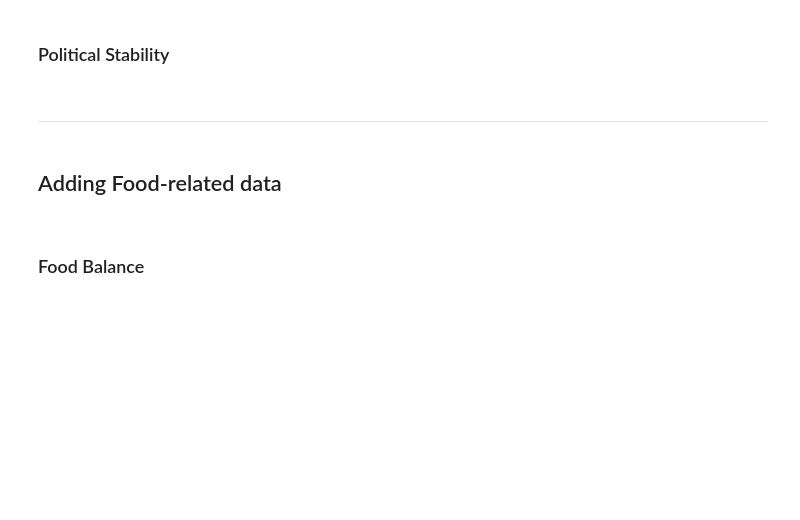
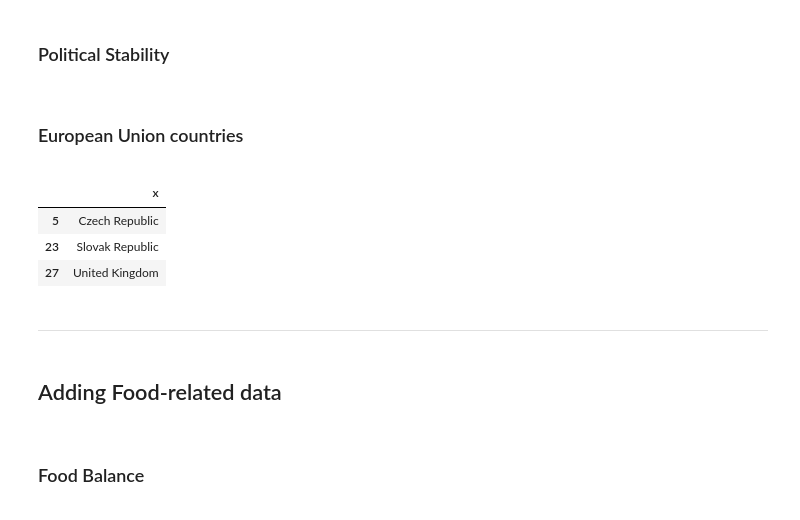
Before and after one commit to Michael-Orange/MarketStudy_ChickenExports_OC, a Jupyter notebook: P5_preparation.ipynb, the cells around one changed output. Cells and saved outputs as stored; diff of their text form; code cells hidden in the pictures; blank space fills up the shorter version.

```diff
--- a/P5_preparation.ipynb
+++ b/P5_preparation.ipynb
@@ -111,9 +114,9 @@ data_country.drop(['pop_2013_thousand'], axis = 1, inplace=True)
 - GDP Growth - 2017 vs 2013
 # %%
 gdp.columns = ["xx", "xx2", "country_code", "country", 'xx3', 'xx4', 'xx5', 'item', 'xx6', "year", "xx7", "value", 'xx8', 'xx9', 'xx10']
-gdp = gdp.loc[(gdp['item'] == 'Gross Domestic Product per capita') & (gdp['year']==2017)].pivot_table(\
-                                                                                                      index=['country_code', "country"], columns = ['item'], values=['value'])
-gdp.columns = ['gdp_percapita_usd_2017']
+gdp = gdp.loc[gdp['item'] == 'Gross Domestic Product per capita'].pivot_table(\
+                                                                                                      index=['country_code', "country"], columns = ['year', 'item'], values=['value'])
+gdp.columns = ['gdp_percapita_usd_2013', 'gdp_percapita_usd_2017']
 gdp.reset_index(inplace=True)
 
 data_country = pd.merge(data_country, gdp, how='left')
@@ -124,5 +129,14 @@ Imputation with information collected from the International Monetary Fund (IMF)
 # %%
+# Imputation GDP Taiwan
+data_country.loc[data_country['country'] == 'China, Taiwan Province of', 'gdp_percapita_usd_2013'] = 43831
 data_country.loc[data_country['country'] == 'China, Taiwan Province of', 'gdp_percapita_usd_2017'] = 50593
+# %%
+# Growth GDP
+data_country['gdp_growth'] = np.where(data_country['gdp_percapita_usd_2013'] != 0,
+                                                             (data_country['gdp_percapita_usd_2017'] / data_country['gdp_percapita_usd_2013'] - 1) * 100, 0)
+# %%
+#remove column not needed for the analysis
+data_country.drop(['gdp_percapita_usd_2013'], axis = 1, inplace=True)
 # %% [markdown]
 <h3>Political Stability</h3><a id='stab'></a>
 # %%
@@ -132,3 +146,13 @@ stability.columns = ['political_stability_index']
 stability.reset_index(inplace=True)
 
 data_country = pd.merge(data_country, stability, how='left')
+# %% [markdown]
+<h3>European Union countries</h3><a id='eu'></a>
+# %%
+#countries with different spellings between eu_country and data_country
+eu_country.loc[~eu_country['x'].isin(data_country['country'])]
+# %% [output]
+|  | x |
+| 5 | Czech Republic |
+| 23 | Slovak Republic |
+| 27 | United Kingdom |
```
Also changed, not shown: parts of 25 cells of this notebook.
